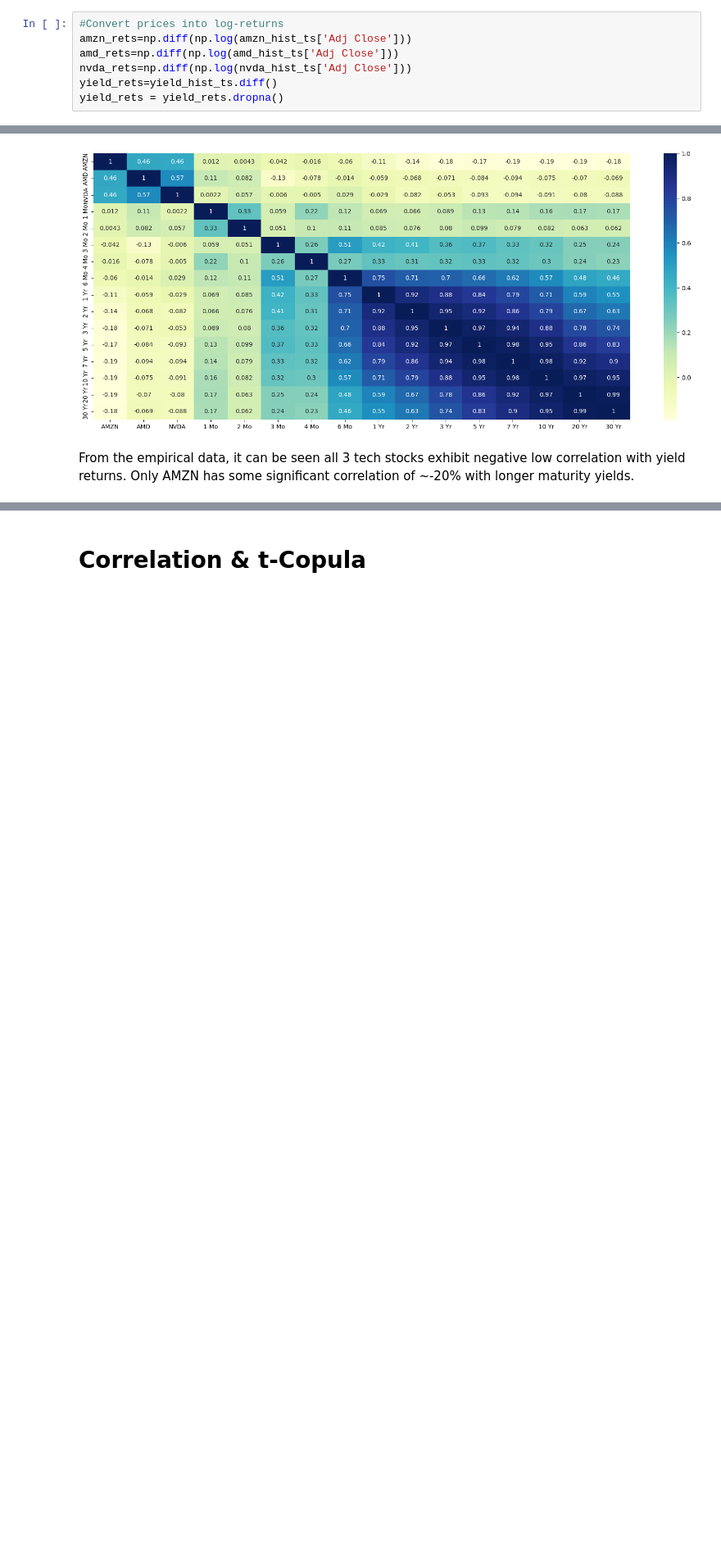
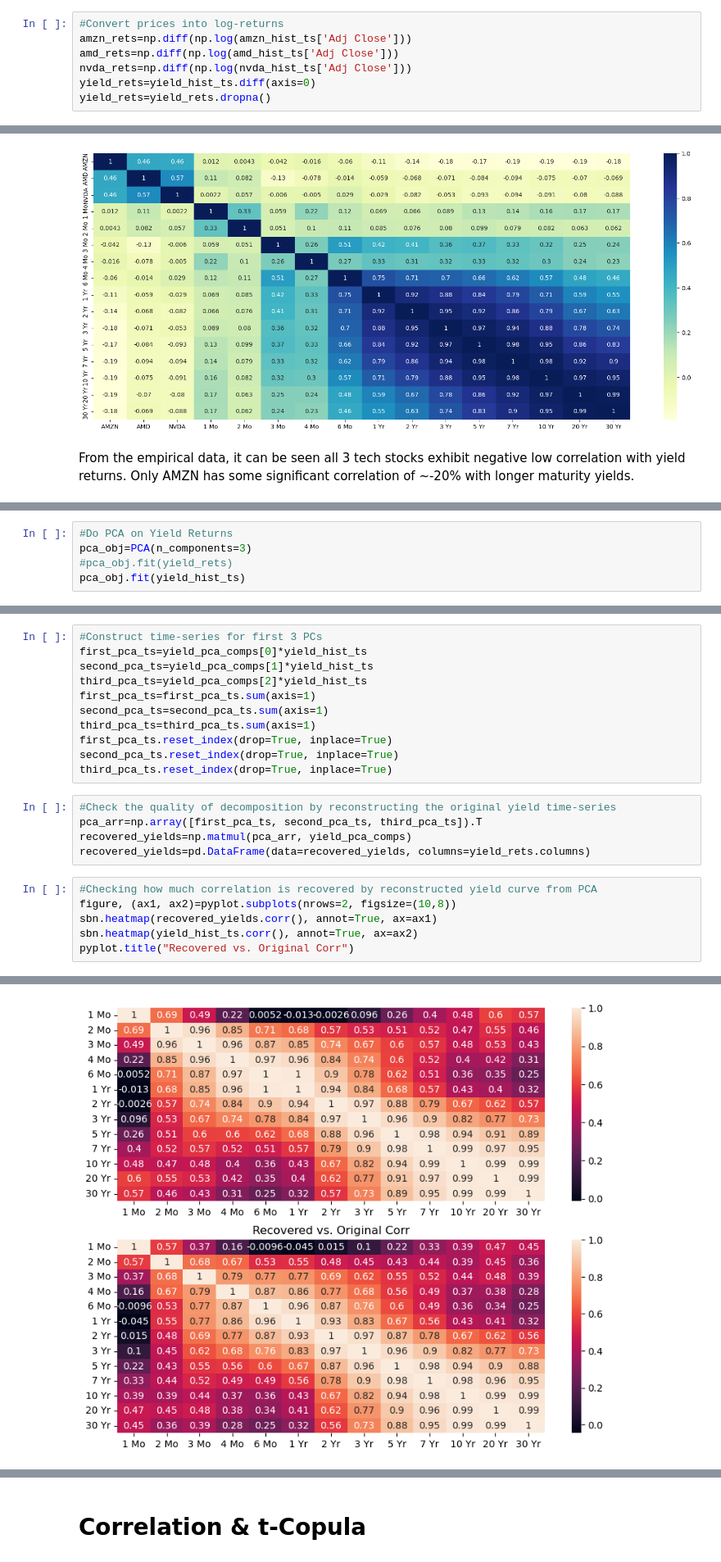
Before and after one commit to nverma-ML/QuantFinance, a Jupyter notebook: StockBondPortfolio.ipynb, the cells around one changed output, grey strips where cells are left out. Shown at 82% size. Drawn from its saved outputs; the diff is of its cells as text; blank space fills up the shorter version.

```diff
--- a/StockBondPortfolio.ipynb
+++ b/StockBondPortfolio.ipynb
@@ -61,5 +45,5 @@ memory usage: 13.7 KB
 amzn_rets=np.diff(np.log(amzn_hist_ts['Adj Close']))
 amd_rets=np.diff(np.log(amd_hist_ts['Adj Close']))
 nvda_rets=np.diff(np.log(nvda_hist_ts['Adj Close']))
-yield_rets=yield_hist_ts.diff()
-yield_rets = yield_rets.dropna()
+yield_rets=yield_hist_ts.diff(axis=0)
+yield_rets=yield_rets.dropna()
@@ -104,0 +66,5 @@ Text(0.5, 0, 'AMZN Log Returns (Lag 1)')
+# %%
+#Do PCA on Yield Returns
+pca_obj=PCA(n_components=3)
+#pca_obj.fit(yield_rets)
+pca_obj.fit(yield_hist_ts)
@@ -104,0 +79,23 @@ Text(0.5, 0, 'AMZN Log Returns (Lag 1)')
+# %%
+#Construct time-series for first 3 PCs
+first_pca_ts=yield_pca_comps[0]*yield_hist_ts
+second_pca_ts=yield_pca_comps[1]*yield_hist_ts
+third_pca_ts=yield_pca_comps[2]*yield_hist_ts
+first_pca_ts=first_pca_ts.sum(axis=1)
+second_pca_ts=second_pca_ts.sum(axis=1)
+third_pca_ts=third_pca_ts.sum(axis=1)
+first_pca_ts.reset_index(drop=True, inplace=True)
+second_pca_ts.reset_index(drop=True, inplace=True)
+third_pca_ts.reset_index(drop=True, inplace=True)
+# %%
+#Check the quality of decomposition by reconstructing the original yield time-series
+pca_arr=np.array([first_pca_ts, second_pca_ts, third_pca_ts]).T
+recovered_yields=np.matmul(pca_arr, yield_pca_comps)
+recovered_yields=pd.DataFrame(data=recovered_yields, columns=yield_rets.columns)
+# %%
+#Checking how much correlation is recovered by reconstructed yield curve from PCA
+figure, (ax1, ax2)=pyplot.subplots(nrows=2, figsize=(10,8))
+sbn.heatmap(recovered_yields.corr(), annot=True, ax=ax1)
+sbn.heatmap(yield_hist_ts.corr(), annot=True, ax=ax2)
+pyplot.title("Recovered vs. Original Corr")
+# %% [output]
@@ -104,0 +103 @@ Text(0.5, 0, 'AMZN Log Returns (Lag 1)')
+[figure, added]
```
Also changed, not shown: parts of 118 cells of this notebook, 1 other file.
